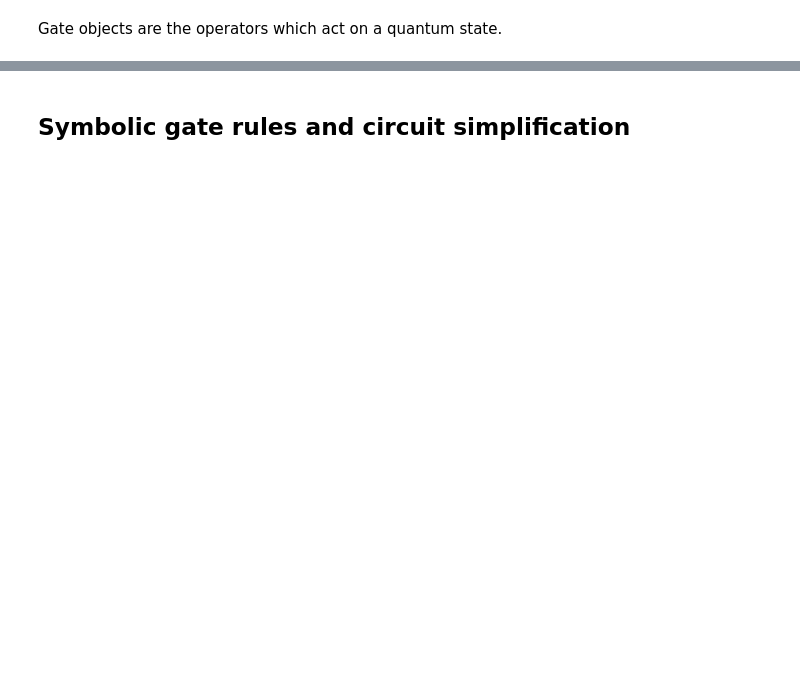
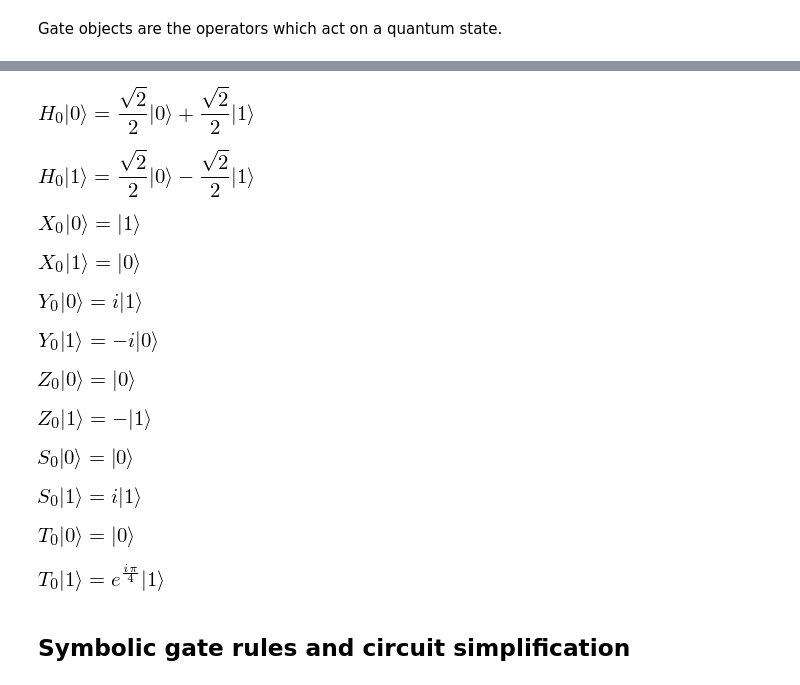
Before and after one commit to ellisonbg/sympy-qcpaper, a Jupyter notebook: notebooks/qubits.ipynb, the cells around one changed output, grey strips where cells are left out. Cells and saved outputs as stored; diff of their text form; code cells hidden in the pictures; blank space fills up the shorter version.

```diff
--- a/notebooks/qubits.ipynb
+++ b/notebooks/qubits.ipynb
@@ -39,5 +76,22 @@ qapply(c)
 # %%
-for gate in [H,X,Y,Z,S,T]:    for state in [Qubit('0'),Qubit('1')]:        lhs = gate(0)*state        rhs = qapply(lhs)        display(Eq(lhs,rhs))
+for gate in [H,X,Y,Z,S,T]:
+    for state in [Qubit('0'),Qubit('1')]:
+        lhs = gate(0)*state
+        rhs = qapply(lhs)
+        display(Eq(lhs,rhs))
+# %% [output]
+[figure, added]
+[figure, added]
+[figure, added]
+[figure, added]
+[figure, added]
+[figure, added]
+[figure, added]
+[figure, added]
+[figure, added]
+[figure, added]
+[figure, added]
+[figure, added]
 # %% [markdown]
 <h2>Symbolic gate rules and circuit simplification</h2>
 # %%
```
Also changed, not shown: parts of 24 cells of this notebook, 7 other files.
